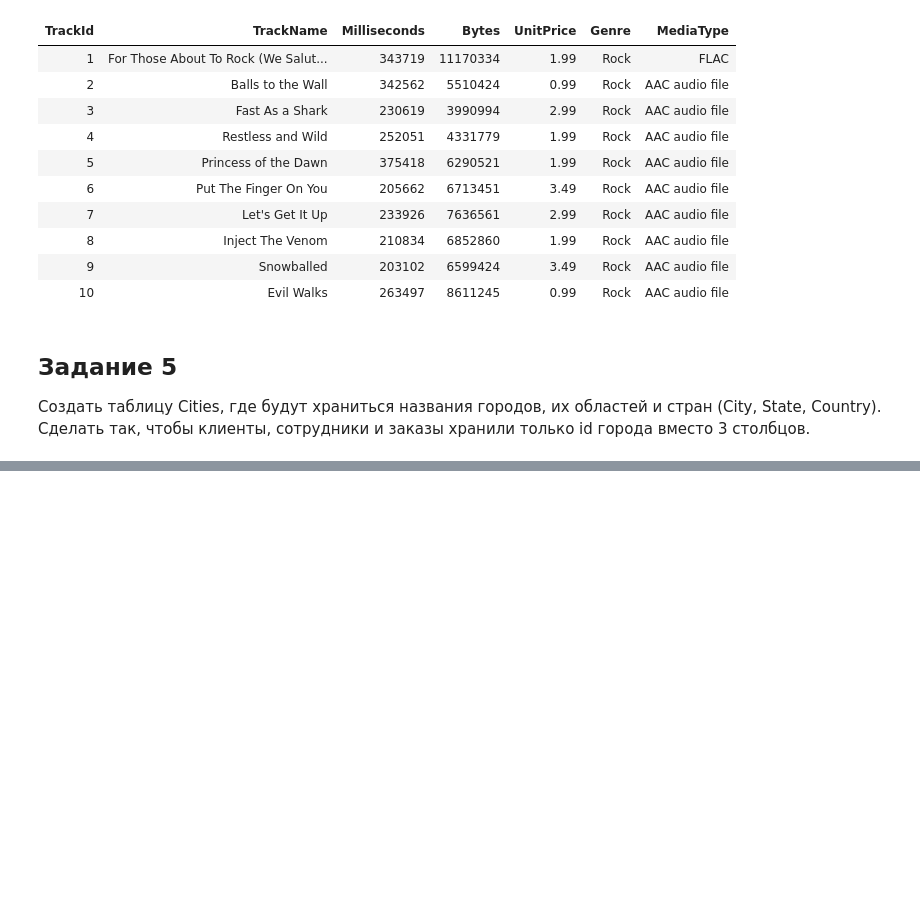
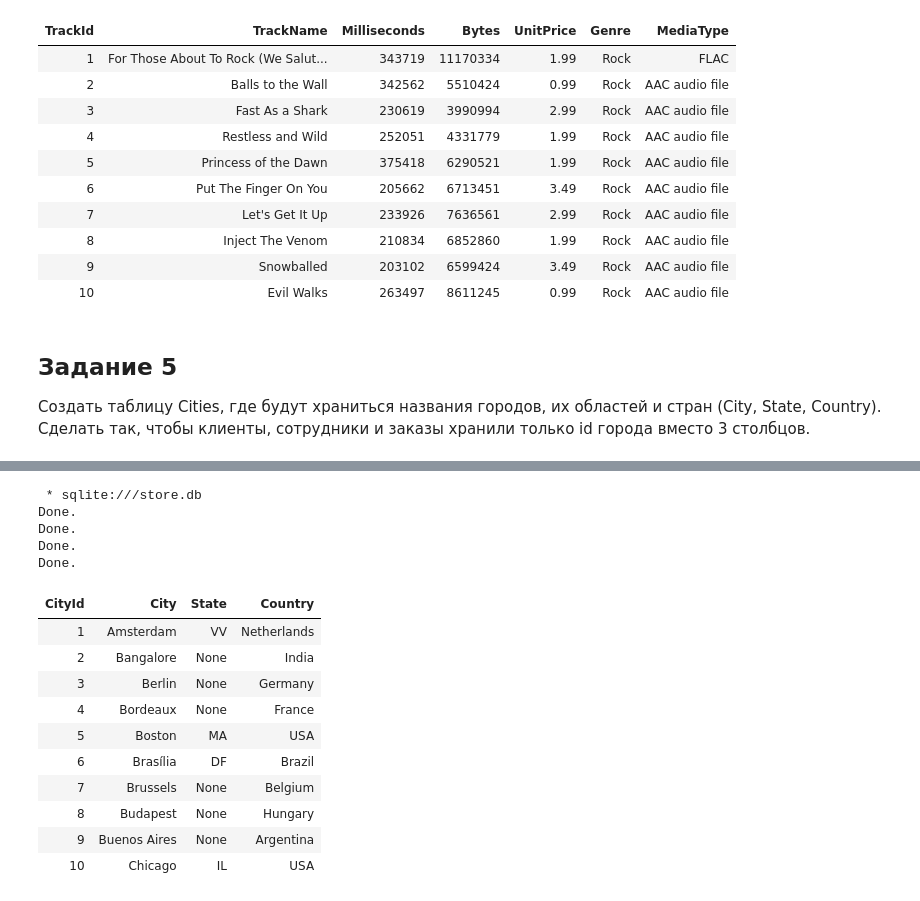
Before and after one commit to sleonov11/SQLite_ptact, a Jupyter notebook: Лабораторная_4.ipynb, the cells around one changed output, grey strips where cells are left out. Drawn from its saved outputs; the diff is of its cells as text; code cells hidden in the pictures; blank space fills up the shorter version.

```diff
--- a/Лабораторная_4.ipynb
+++ b/Лабораторная_4.ipynb
@@ -340,0 +341,29 @@ Done.
+# %%
+%%sql
+ALTER TABLE customers DROP COLUMN City;
+ALTER TABLE customers DROP COLUMN State;
+ALTER TABLE customers DROP COLUMN Country;
+ALTER TABLE invoices DROP COLUMN BillingCity;
+ALTER TABLE invoices DROP COLUMN BillingState;
+ALTER TABLE invoices DROP COLUMN BillingCountry;
+
+SELECT *
+FROM Cities
+LIMIT 10
+# %% [output]
+ * sqlite:///store.db
+Done.
+Done.
+Done.
+Done.
+| CityId | City | State | Country |
+| 1 | Amsterdam | VV | Netherlands |
+| 2 | Bangalore | None | India |
+| 3 | Berlin | None | Germany |
+| 4 | Bordeaux | None | France |
+| 5 | Boston | MA | USA |
+| 6 | Brasília | DF | Brazil |
+| 7 | Brussels | None | Belgium |
+| 8 | Budapest | None | Hungary |
+| 9 | Buenos Aires | None | Argentina |
+| 10 | Chicago | IL | USA |
```
Also changed, not shown: parts of 3 cells of this notebook.
